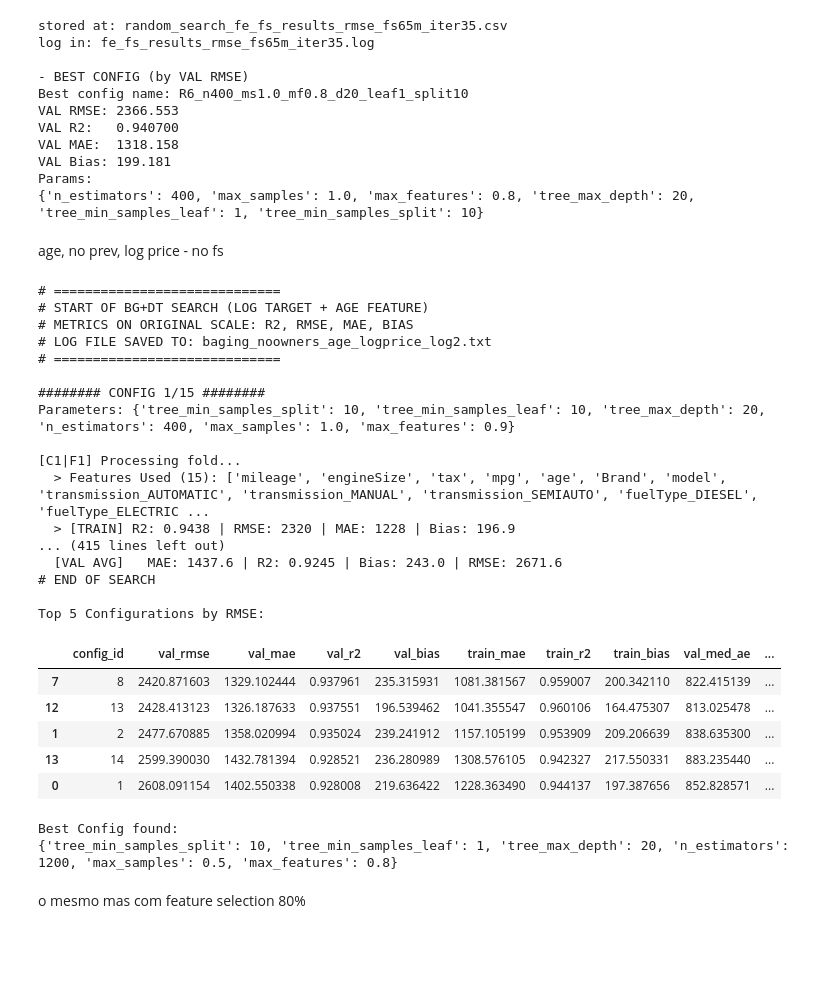
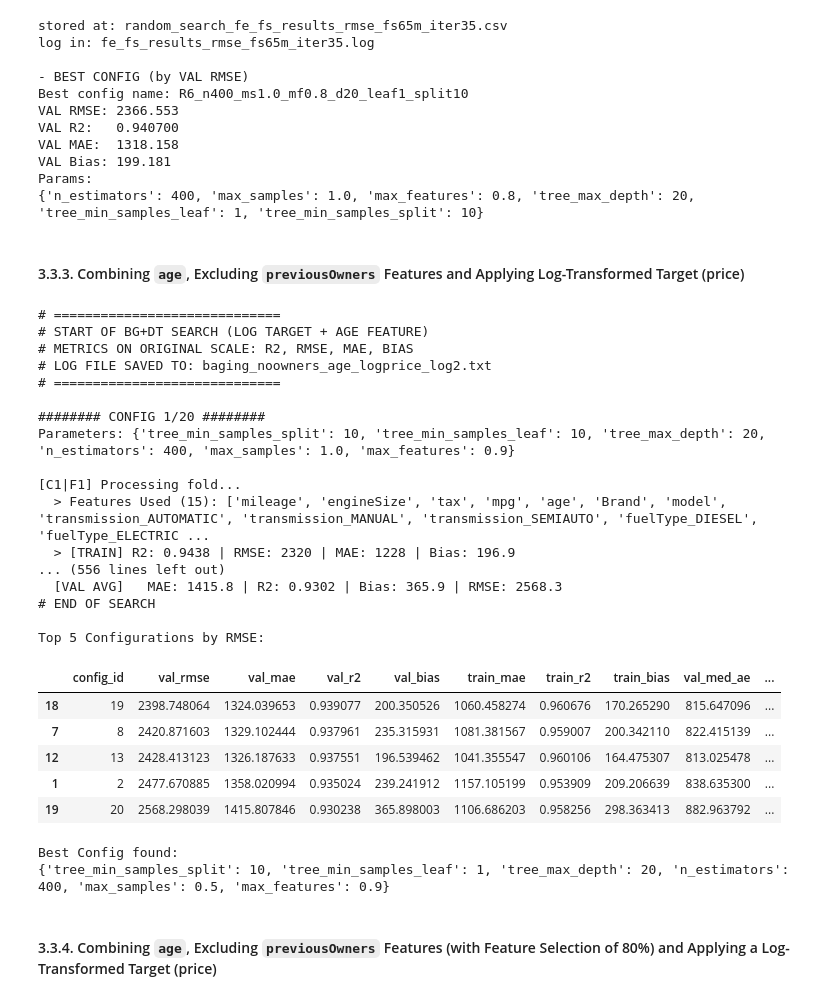
Before and after one commit to franciscasf/Machine-Learning-G51, a Jupyter notebook: notebooks/model_assessment_optimazation/05_7_BaggingRegressor.ipynb, the cells around one changed output. Drawn from its saved outputs; the diff is of its cells as text; code cells hidden in the pictures; blank space fills up the shorter version.

```diff
--- a/notebooks/model_assessment_optimazation/05_7_BaggingRegressor.ipynb
+++ b/notebooks/model_assessment_optimazation/05_7_BaggingRegressor.ipynb
@@ -192,7 +193,7 @@ param_distributions = {
 # Number of random configurations to evaluate.
 # This is intentionally small, as this run is intended
 # to provide baseline and comparative results.
-N_RANDOM_CONFIGS = 15
+N_RANDOM_CONFIGS = 20
 
 
 
@@ -485,7 +486,7 @@ modelo normal mas sem previous owners e com log do price
 # representative of the full dataset distribution.
 kf = KFold(n_splits=N_SPLITS, shuffle=True, random_state=RANDOM_STATE)
 #confirmar isto aqui
-numeric_features = ["mileage", "engineSize", "tax", "mpg"]
+numeric_features = ["mileage", "engineSize", "tax", "mpg", "year"]
 DROP_FROM_MODEL = ["previousOwners"]
 
 # HYPERPARAMETER SPACE FOR RANDOM SEARCH
@@ -528,7 +529,7 @@ param_distributions = {
 # Number of random configurations to evaluate.
 # This is intentionally small, as this run is intended
 # to provide baseline and comparative results.
-N_RANDOM_CONFIGS = 15
+N_RANDOM_CONFIGS = 20
 
 
 
@@ -818,5 +821,5 @@ Best Config found:
 # %%
-N_ITER = 10
+N_ITER = 35
 numeric_features = ["mileage", "engineSize", "tax", "mpg", "year", "previousOwners"]
 
 # Reprodutibilidade do random search (configs)
@@ -1628,8 +1633,8 @@ VAL MAE:  1318.158
 VAL Bias: 199.181
 Params:
 {'n_estimators': 400, 'max_samples': 1.0, 'max_features': 0.8, 'tree_max_depth': 20, 'tree_min_samples_leaf': 1, 'tree_min_samples_split': 10}
-# %% [markdown]
-age, no prev, log price - no fs
+# %% [markdown]
+#### 3.3.3. Combining `age`, Excluding `previousOwners` Features and Applying Log-Transformed Target (price) <a id="agenofs"></a>
 # %%
 # numeric features used by the model (year is replaced by age; previousOwners is excluded)
 numeric_features = ["mileage", "engineSize", "tax", "mpg", "age"]
@@ -1673,7 +1678,7 @@ param_distributions = {
 
 }
 
-N_RANDOM_CONFIGS = 15  # short random search, enough for baseline results
+N_RANDOM_CONFIGS = 20  # short random search, enough for baseline results
 
 # we get N_RANDOM_CONFIGS random parameter combinations from param_distributions
 sampler = ParameterSampler(param_distributions, n_iter=N_RANDOM_CONFIGS, random_state=RANDOM_STATE)
@@ -1887,45 +1892,45 @@ print("\nTop 5 Configurations by RMSE:")
 
 cols = [
     "config_id",
     "val_rmse", "val_mae", "val_r2", "val_bias",
     "train_mae", "train_r2", "train_bias",
     "val_med_ae",
     "n_estimators", "max_samples", "max_features",
     "tree_max_depth", "tree_min_samples_leaf", "tree_min_samples_split"
 ]
 
 display(results_df_sorted[cols].head(5))
 
 print("\nBest Config found:")
 print(best_config)
 # %% [output]
 # =============================
 # START OF BG+DT SEARCH (LOG TARGET + AGE FEATURE)
 # METRICS ON ORIGINAL SCALE: R2, RMSE, MAE, BIAS
 # LOG FILE SAVED TO: baging_noowners_age_logprice_log2.txt
 # =============================
 
-######## CONFIG 1/15 ########
+######## CONFIG 1/20 ########
 Parameters: {'tree_min_samples_split': 10, 'tree_min_samples_leaf': 10, 'tree_max_depth': 20, 'n_estimators': 400, 'max_samples': 1.0, 'max_features': 0.9}
 
 [C1|F1] Processing fold...
   > Features Used (15): ['mileage', 'engineSize', 'tax', 'mpg', 'age', 'Brand', 'model', 'transmission_AUTOMATIC', 'transmission_MANUAL', 'transmission_SEMIAUTO', 'fuelType_DIESEL', 'fuelType_ELECTRIC ...
   > [TRAIN] R2: 0.9438 | RMSE: 2320 | MAE: 1228 | Bias: 196.9
-... (415 lines left out)
-  [VAL AVG]   MAE: 1437.6 | R2: 0.9245 | Bias: 243.0 | RMSE: 2671.6
+... (556 lines left out)
+  [VAL AVG]   MAE: 1415.8 | R2: 0.9302 | Bias: 365.9 | RMSE: 2568.3
 # END OF SEARCH
 
 Top 5 Configurations by RMSE:
 |  | config_id | val_rmse | val_mae | val_r2 | val_bias | train_mae | train_r2 | train_bias | val_med_ae | ... |
+| 18 | 19 | 2398.748064 | 1324.039653 | 0.939077 | 200.350526 | 1060.458274 | 0.960676 | 170.265290 | 815.647096 | ... |
 | 7 | 8 | 2420.871603 | 1329.102444 | 0.937961 | 235.315931 | 1081.381567 | 0.959007 | 200.342110 | 822.415139 | ... |
 | 12 | 13 | 2428.413123 | 1326.187633 | 0.937551 | 196.539462 | 1041.355547 | 0.960106 | 164.475307 | 813.025478 | ... |
 | 1 | 2 | 2477.670885 | 1358.020994 | 0.935024 | 239.241912 | 1157.105199 | 0.953909 | 209.206639 | 838.635300 | ... |
-| 13 | 14 | 2599.390030 | 1432.781394 | 0.928521 | 236.280989 | 1308.576105 | 0.942327 | 217.550331 | 883.235440 | ... |
-| 0 | 1 | 2608.091154 | 1402.550338 | 0.928008 | 219.636422 | 1228.363490 | 0.944137 | 197.387656 | 852.828571 | ... |
+| 19 | 20 | 2568.298039 | 1415.807846 | 0.930238 | 365.898003 | 1106.686203 | 0.958256 | 298.363413 | 882.963792 | ... |
 Best Config found:
-{'tree_min_samples_split': 10, 'tree_min_samples_leaf': 1, 'tree_max_depth': 20, 'n_estimators': 1200, 'max_samples': 0.5, 'max_features': 0.8}
+{'tree_min_samples_split': 10, 'tree_min_samples_leaf': 1, 'tree_max_depth': 20, 'n_estimators': 400, 'max_samples': 0.5, 'max_features': 0.9}
-# %% [markdown]
-o mesmo mas com feature selection 80%
+# %% [markdown]
+#### 3.3.4. Combining `age`, Excluding `previousOwners` Features (with Feature Selection of 80%) and Applying a Log-Transformed Target (price) <a id="agefs"></a>
 # %%
 # numeric features used by the model (year is replaced by age; previousOwners is excluded)
 numeric_features = ["mileage", "engineSize", "tax", "mpg", "age"]
```
Also changed, not shown: parts of 31 cells of this notebook, 20 other files.
